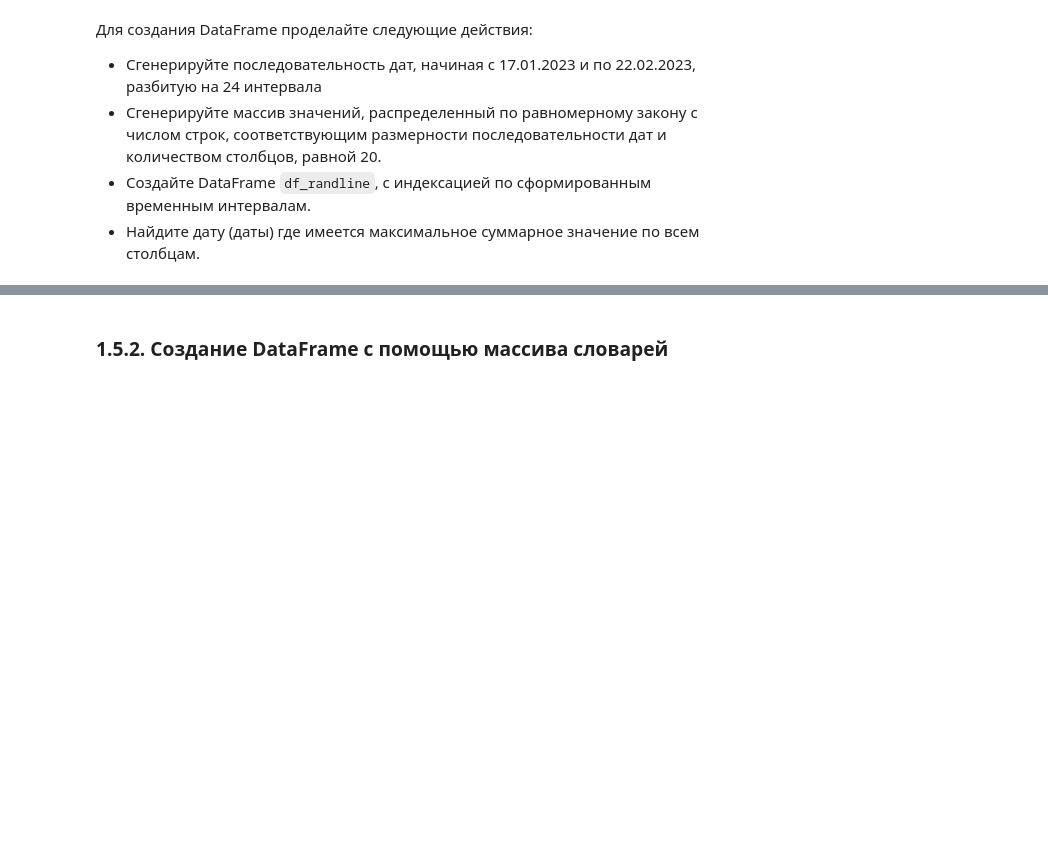
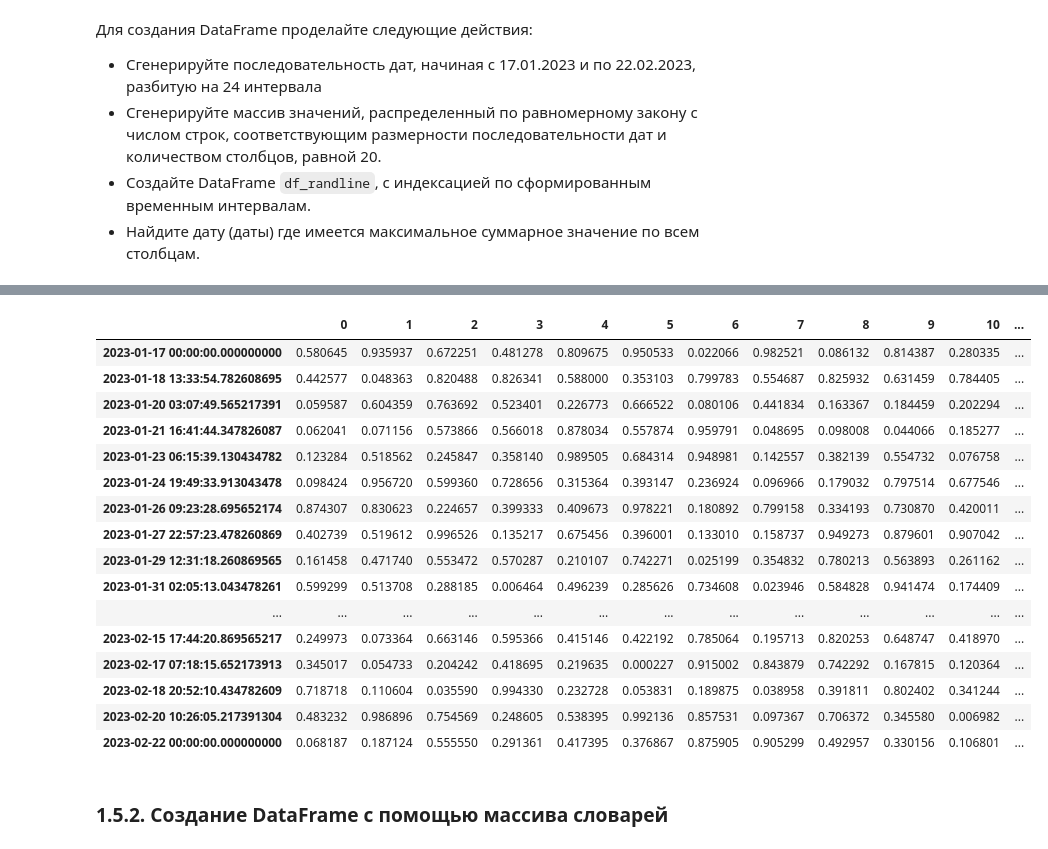
Before and after one commit to RoseoffFiceve/Practice, a Jupyter notebook: labs/Операции с Pandas/ПР. Введение в библиотеку Pandas.ipynb, the cells around one changed output, grey strips where cells are left out. Drawn from its saved outputs; the diff is of its cells as text; code cells hidden in the pictures; blank space fills up the shorter version.

```diff
--- a/labs/Операции с Pandas/ПР. Введение в библиотеку Pandas.ipynb
+++ b/labs/Операции с Pandas/ПР. Введение в библиотеку Pandas.ipynb
@@ -356,0 +696,18 @@ df1
+# %%
+# Напишите в этой ячейке свой программный код
+
+df_randline = pd.DataFrame(
+    np.random.uniform(0, 1, (24, 20)),
+    index=pd.date_range('2023-01-17', '2023-02-22', periods=24)
+)
+
+
+row_sums = df_randline.sum(axis=1)
+
+max_date = row_sums.idxmax()
+
+print("\nДата с максимальной суммой:")
+print(max_date)
+
+df_randline
+# %% [output]
@@ -357,3 +716,20 @@ df1
+|  | 0 | 1 | 2 | 3 | 4 | 5 | 6 | 7 | 8 | 9 | 10 | ... |
+| 2023-01-17 00:00:00.000000000 | 0.580645 | 0.935937 | 0.672251 | 0.481278 | 0.809675 | 0.950533 | 0.022066 | 0.982521 | 0.086132 | 0.814387 | 0.280335 | ... |
+| 2023-01-18 13:33:54.782608695 | 0.442577 | 0.048363 | 0.820488 | 0.826341 | 0.588000 | 0.353103 | 0.799783 | 0.554687 | 0.825932 | 0.631459 | 0.784405 | ... |
+| 2023-01-20 03:07:49.565217391 | 0.059587 | 0.604359 | 0.763692 | 0.523401 | 0.226773 | 0.666522 | 0.080106 | 0.441834 | 0.163367 | 0.184459 | 0.202294 | ... |
+| 2023-01-21 16:41:44.347826087 | 0.062041 | 0.071156 | 0.573866 | 0.566018 | 0.878034 | 0.557874 | 0.959791 | 0.048695 | 0.098008 | 0.044066 | 0.185277 | ... |
+| 2023-01-23 06:15:39.130434782 | 0.123284 | 0.518562 | 0.245847 | 0.358140 | 0.989505 | 0.684314 | 0.948981 | 0.142557 | 0.382139 | 0.554732 | 0.076758 | ... |
+| 2023-01-24 19:49:33.913043478 | 0.098424 | 0.956720 | 0.599360 | 0.728656 | 0.315364 | 0.393147 | 0.236924 | 0.096966 | 0.179032 | 0.797514 | 0.677546 | ... |
+| 2023-01-26 09:23:28.695652174 | 0.874307 | 0.830623 | 0.224657 | 0.399333 | 0.409673 | 0.978221 | 0.180892 | 0.799158 | 0.334193 | 0.730870 | 0.420011 | ... |
+| 2023-01-27 22:57:23.478260869 | 0.402739 | 0.519612 | 0.996526 | 0.135217 | 0.675456 | 0.396001 | 0.133010 | 0.158737 | 0.949273 | 0.879601 | 0.907042 | ... |
+| 2023-01-29 12:31:18.260869565 | 0.161458 | 0.471740 | 0.553472 | 0.570287 | 0.210107 | 0.742271 | 0.025199 | 0.354832 | 0.780213 | 0.563893 | 0.261162 | ... |
+| 2023-01-31 02:05:13.043478261 | 0.599299 | 0.513708 | 0.288185 | 0.006464 | 0.496239 | 0.285626 | 0.734608 | 0.023946 | 0.584828 | 0.941474 | 0.174409 | ... |
+| ... | ... | ... | ... | ... | ... | ... | ... | ... | ... | ... | ... | ... |
+| 2023-02-15 17:44:20.869565217 | 0.249973 | 0.073364 | 0.663146 | 0.595366 | 0.415146 | 0.422192 | 0.785064 | 0.195713 | 0.820253 | 0.648747 | 0.418970 | ... |
+| 2023-02-17 07:18:15.652173913 | 0.345017 | 0.054733 | 0.204242 | 0.418695 | 0.219635 | 0.000227 | 0.915002 | 0.843879 | 0.742292 | 0.167815 | 0.120364 | ... |
+| 2023-02-18 20:52:10.434782609 | 0.718718 | 0.110604 | 0.035590 | 0.994330 | 0.232728 | 0.053831 | 0.189875 | 0.038958 | 0.391811 | 0.802402 | 0.341244 | ... |
+| 2023-02-20 10:26:05.217391304 | 0.483232 | 0.986896 | 0.754569 | 0.248605 | 0.538395 | 0.992136 | 0.857531 | 0.097367 | 0.706372 | 0.345580 | 0.006982 | ... |
+| 2023-02-22 00:00:00.000000000 | 0.068187 | 0.187124 | 0.555550 | 0.291361 | 0.417395 | 0.376867 | 0.875905 | 0.905299 | 0.492957 | 0.330156 | 0.106801 | ... |
 # %% [markdown]
 ### 1.5.2. Создание DataFrame с помощью массива словарей
 # %%
```
Also changed, not shown: parts of 56 cells of this notebook.
